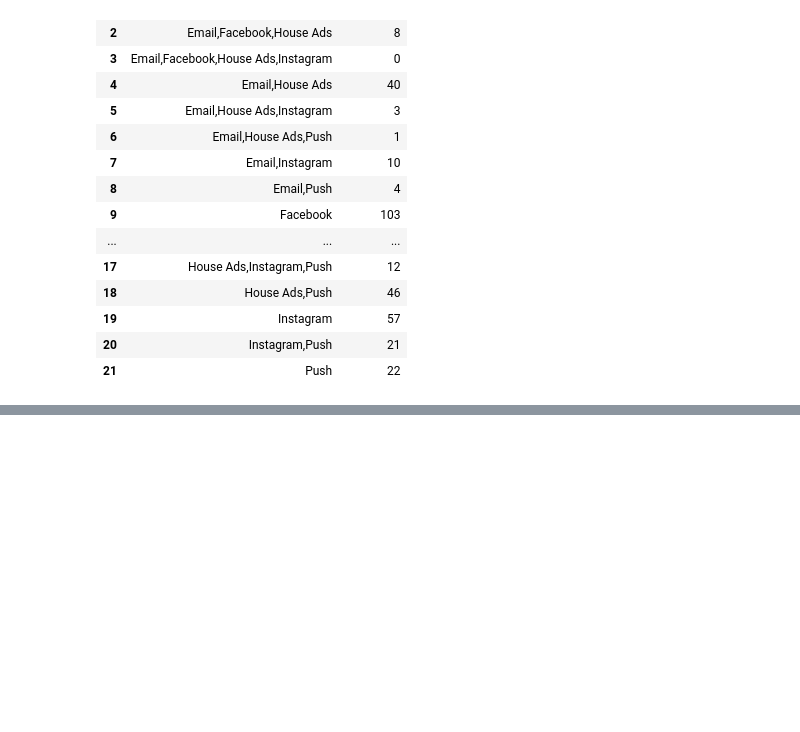
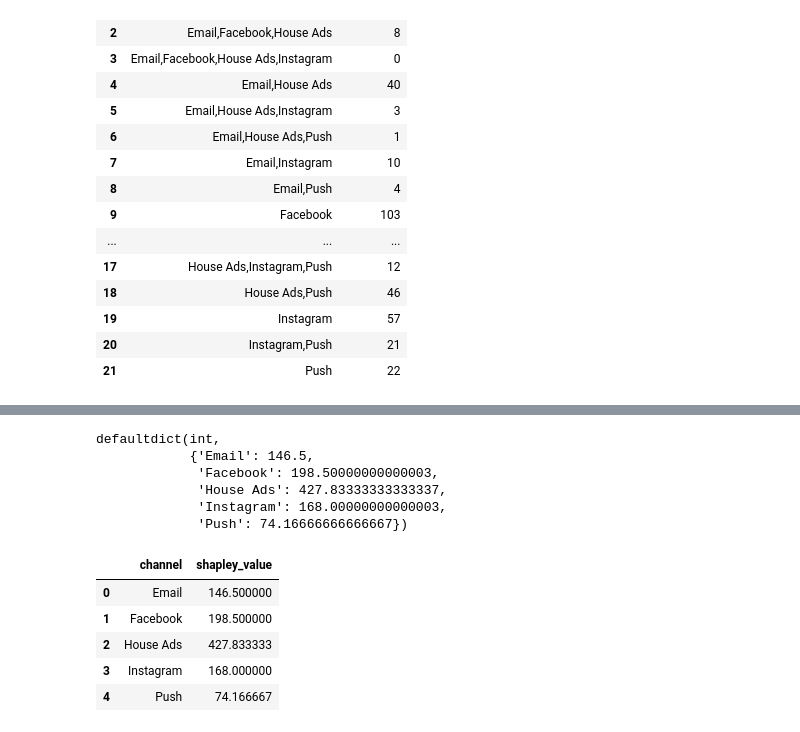
Before and after one commit to kevinva/hoho_python_bigdata_ml, a Jupyter notebook: data_science/attribution_analysis/hoho_shapley_value_attribution.ipynb, the cells around one changed output, grey strips where cells are left out. Saved outputs shown, nothing was run; the diff lists cells and outputs as text; code cells hidden in the pictures; blank space fills up the shorter version.

```diff
--- a/data_science/attribution_analysis/hoho_shapley_value_attribution.ipynb
+++ b/data_science/attribution_analysis/hoho_shapley_value_attribution.ipynb
@@ -143,0 +219,9 @@ def subsets(s):
+# %%
+shapley_dict
+# %% [output]
+defaultdict(int,
+            {'Email': 146.5,
+             'Facebook': 198.50000000000003,
+             'House Ads': 427.83333333333337,
+             'Instagram': 168.00000000000003,
+             'Push': 74.16666666666667})
@@ -143,0 +230,9 @@ def subsets(s):
+# %%
+shapley_result
+# %% [output]
+|  | channel | shapley_value |
+| 0 | Email | 146.500000 |
+| 1 | Facebook | 198.500000 |
+| 2 | House Ads | 427.833333 |
+| 3 | Instagram | 168.000000 |
+| 4 | Push | 74.166667 |
```
Also changed, not shown: parts of 11 cells of this notebook.
